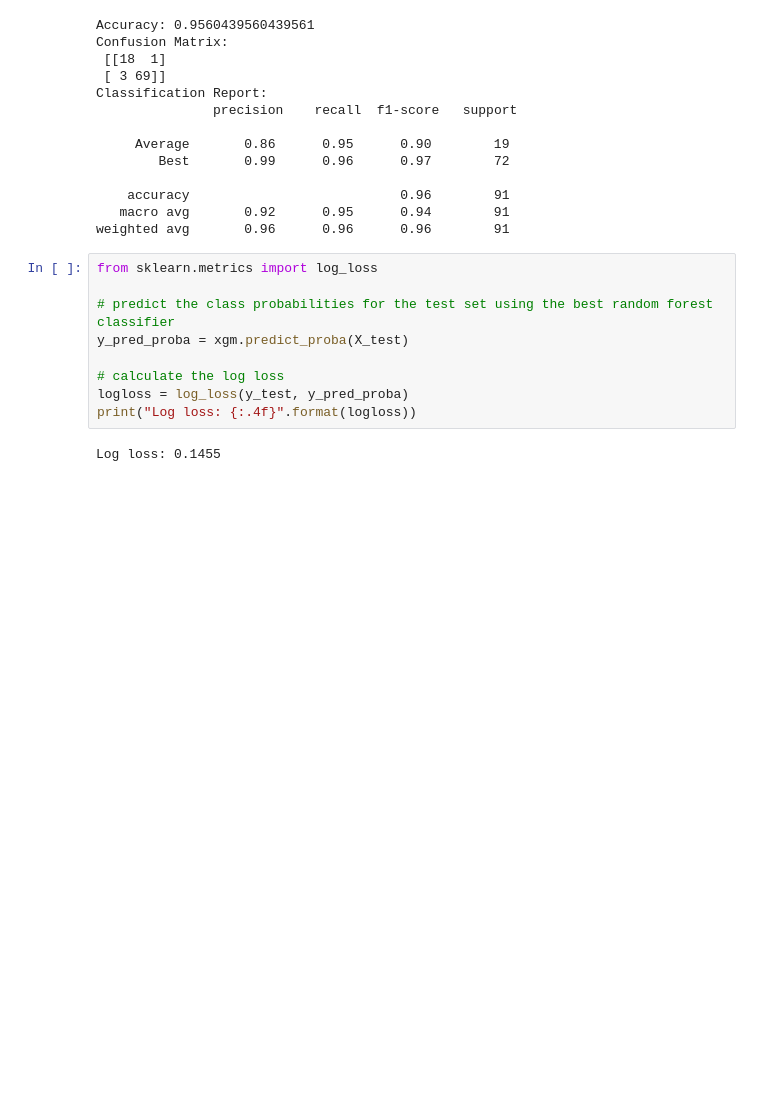
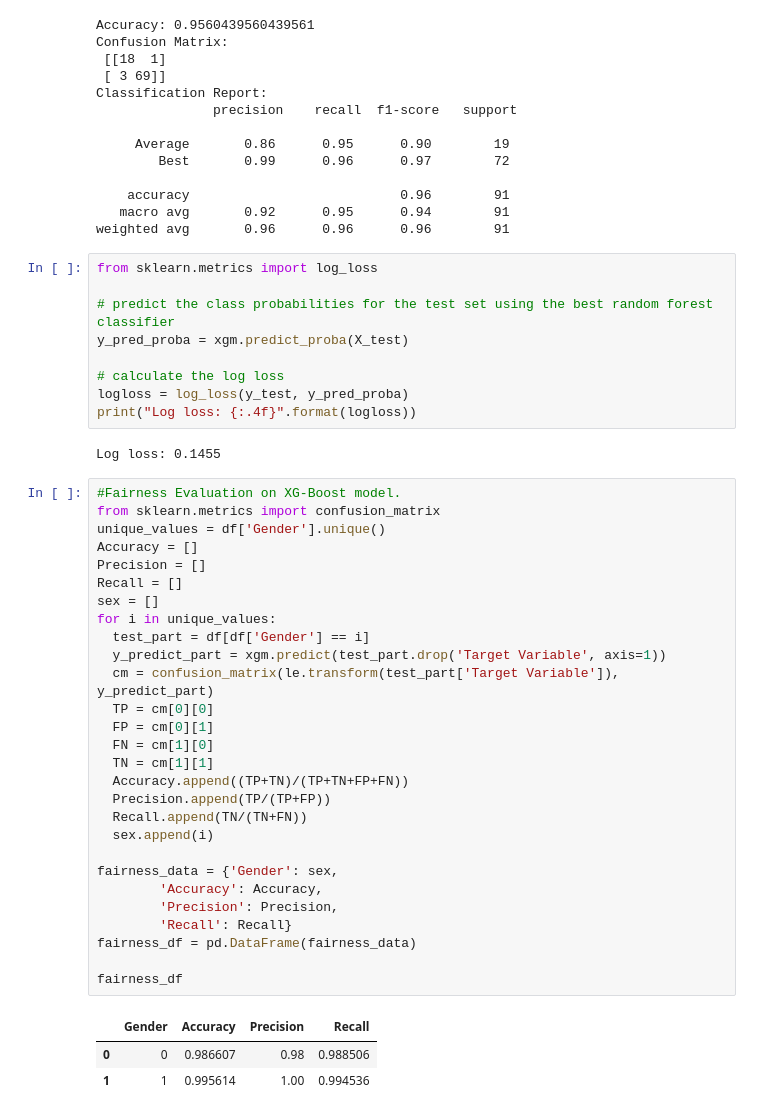
Before and after one commit to shashankvankadari/Predicting-sleep-efficiency, a Jupyter notebook: DSCI441_FinalProject.ipynb, the cells around one changed output. Cells and saved outputs as stored; diff of their text form; blank space fills up the shorter version.

Commit message:
Fairness evaluation on XGB

```diff
--- a/DSCI441_FinalProject.ipynb
+++ b/DSCI441_FinalProject.ipynb
@@ -586,3 +586,35 @@ logloss = log_loss(y_test, y_pred_proba)
 print("Log loss: {:.4f}".format(logloss))
 # %% [output]
 Log loss: 0.1455
+# %%
+#Fairness Evaluation on XG-Boost model.
+from sklearn.metrics import confusion_matrix
+unique_values = df['Gender'].unique()
+Accuracy = []
+Precision = []
+Recall = []
+sex = []
+for i in unique_values:
+  test_part = df[df['Gender'] == i]
+  y_predict_part = xgm.predict(test_part.drop('Target Variable', axis=1))
+  cm = confusion_matrix(le.transform(test_part['Target Variable']), y_predict_part)
+  TP = cm[0][0]
+  FP = cm[0][1]
+  FN = cm[1][0]
+  TN = cm[1][1]
+  Accuracy.append((TP+TN)/(TP+TN+FP+FN))
+  Precision.append(TP/(TP+FP))
+  Recall.append(TN/(TN+FN))
+  sex.append(i)
+
+fairness_data = {'Gender': sex,
+        'Accuracy': Accuracy,
+        'Precision': Precision,
+        'Recall': Recall}
+fairness_df = pd.DataFrame(fairness_data)
+
+fairness_df
+# %% [output]
+|  | Gender | Accuracy | Precision | Recall |
+| 0 | 0 | 0.986607 | 0.98 | 0.988506 |
+| 1 | 1 | 0.995614 | 1.00 | 0.994536 |
```
Also changed, not shown: parts of 4 cells of this notebook.
